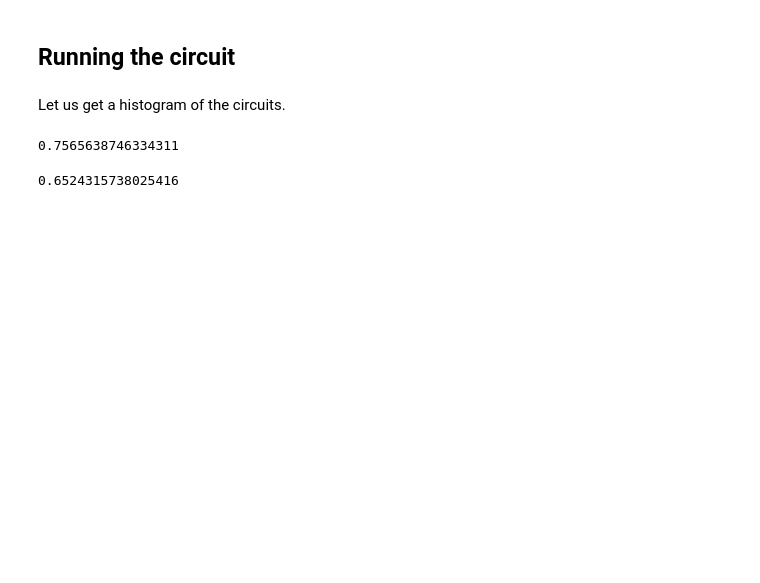
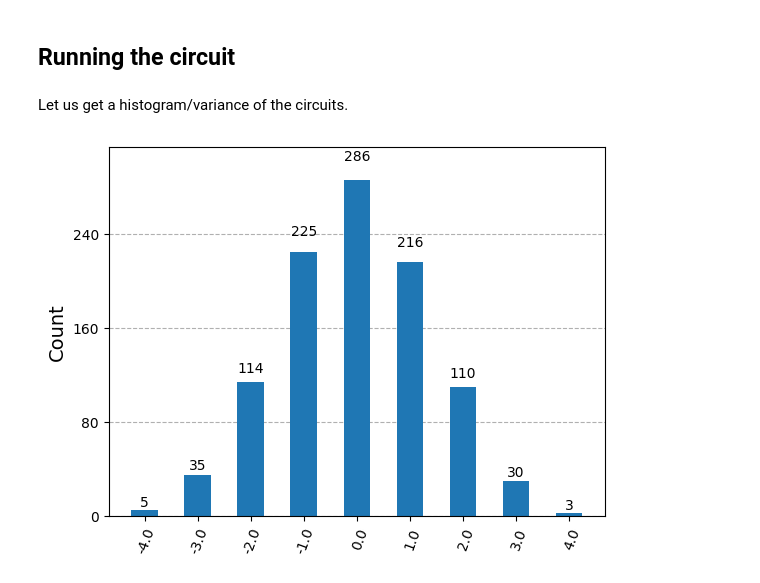
Before and after one commit to gachchami/qsense, a Jupyter notebook: qiskit squeezing.ipynb, the cells around one changed output. Saved outputs shown, nothing was run; the diff lists cells and outputs as text; code cells hidden in the pictures; blank space fills up the shorter version.

```diff
--- a/qiskit squeezing.ipynb
+++ b/qiskit squeezing.ipynb
@@ -150,7 +130,7 @@ SPM(5,1).draw()
 # %% [markdown]
 ## Running the circuit
 # %% [markdown]
-Let us get a histogram of the circuits.
+Let us get a histogram/variance of the circuits.
 # %%
 # CSS
 def RunCSS(N,dir,shotnumber,output): #output is "var" or "plot"
@@ -186,11 +165,7 @@ def RunSSS(N,dir,shotnumber,output): #output is "var" or "plot"
         return(variance(output_list))
     if output == "plot":
         return(plot_histogram(counts))
-# %%
-RunCSS(3,1,1024,"var")
-# %% [output]
-0.7565638746334311
-# %%
-RunSSS(3,1,1024,"var")
-# %% [output]
-0.6524315738025416
+# %%
+RunCSS(8,1,1024,"plot")
+# %% [output]
+[figure, added]
```
Also changed, not shown: parts of 21 cells of this notebook.
